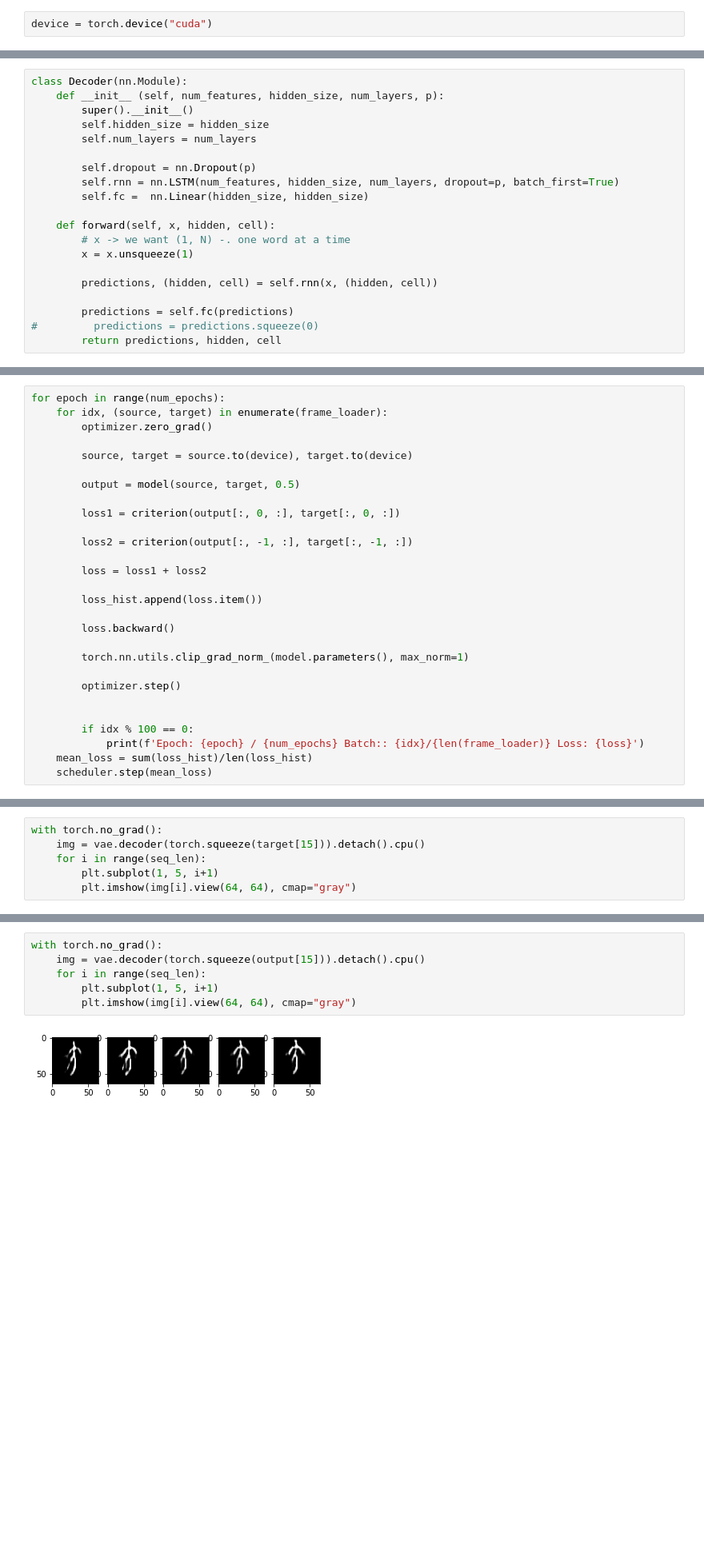
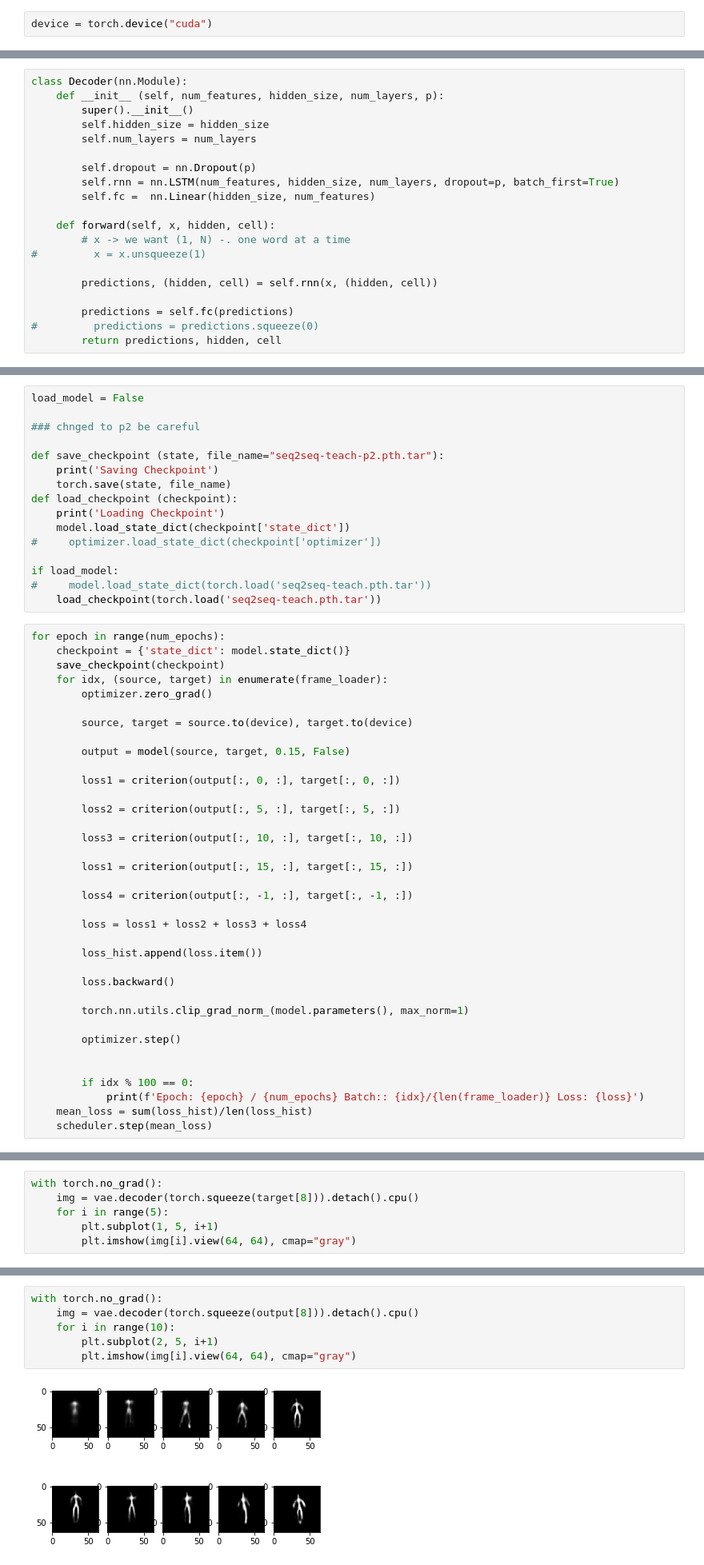
Before and after one commit to VitaliiKyzym/DanceGenerator, a Jupyter notebook: Let's try this.ipynb, the cells around one changed output, grey strips where cells are left out. Shown at 80% size. Cells and saved outputs as stored; diff of their text form; blank space fills up the shorter version.

```diff
--- a/Let's try this.ipynb
+++ b/Let's try this.ipynb
@@ -131,11 +140,11 @@ class Decoder(nn.Module):
 
         self.dropout = nn.Dropout(p)
         self.rnn = nn.LSTM(num_features, hidden_size, num_layers, dropout=p, batch_first=True)
-        self.fc =  nn.Linear(hidden_size, hidden_size)
+        self.fc =  nn.Linear(hidden_size, num_features)
 
     def forward(self, x, hidden, cell):
         # x -> we want (1, N) -. one word at a time
-        x = x.unsqueeze(1)
+#         x = x.unsqueeze(1)
 
         predictions, (hidden, cell) = self.rnn(x, (hidden, cell))
 
@@ -189,20 +213,44 @@ model = Seq2Seq(encoder_net, decoder_net).to(device)
 criterion = nn.MSELoss()
 optimizer = torch.optim.Adam(model.parameters(), lr=learning_rate)
 scheduler = torch.optim.lr_scheduler.ReduceLROnPlateau(optimizer, patience=2, verbose=True)
+# %%
+load_model = False
+
+### chnged to p2 be careful
+
+def save_checkpoint (state, file_name="seq2seq-teach-p2.pth.tar"):
+    print('Saving Checkpoint')
+    torch.save(state, file_name)
+def load_checkpoint (checkpoint):
+    print('Loading Checkpoint')
+    model.load_state_dict(checkpoint['state_dict'])
+#     optimizer.load_state_dict(checkpoint['optimizer'])
+
+if load_model:
+#     model.load_state_dict(torch.load('seq2seq-teach.pth.tar'))
+    load_checkpoint(torch.load('seq2seq-teach.pth.tar'))
 # %%
 for epoch in range(num_epochs):
+    checkpoint = {'state_dict': model.state_dict()}
+    save_checkpoint(checkpoint)
     for idx, (source, target) in enumerate(frame_loader):
         optimizer.zero_grad()
 
         source, target = source.to(device), target.to(device)
 
-        output = model(source, target, 0.5)
+        output = model(source, target, 0.15, False)
 
         loss1 = criterion(output[:, 0, :], target[:, 0, :])
 
-        loss2 = criterion(output[:, -1, :], target[:, -1, :])
+        loss2 = criterion(output[:, 5, :], target[:, 5, :])
 
-        loss = loss1 + loss2
+        loss3 = criterion(output[:, 10, :], target[:, 10, :])
+
+        loss1 = criterion(output[:, 15, :], target[:, 15, :])
+
+        loss4 = criterion(output[:, -1, :], target[:, -1, :])
+
+        loss = loss1 + loss2 + loss3 + loss4
 
         loss_hist.append(loss.item())
 
@@ -245,7 +295,7 @@ plt.show()
 # %%
 with torch.no_grad():
-    img = vae.decoder(torch.squeeze(target[15])).detach().cpu()
-    for i in range(seq_len):
+    img = vae.decoder(torch.squeeze(target[8])).detach().cpu()
+    for i in range(5):
         plt.subplot(1, 5, i+1)
         plt.imshow(img[i].view(64, 64), cmap="gray")
 # %% [output]
@@ -253,8 +303,8 @@ with torch.no_grad():
 # %%
 with torch.no_grad():
-    img = vae.decoder(torch.squeeze(output[15])).detach().cpu()
-    for i in range(seq_len):
-        plt.subplot(1, 5, i+1)
+    img = vae.decoder(torch.squeeze(output[8])).detach().cpu()
+    for i in range(10):
+        plt.subplot(2, 5, i+1)
         plt.imshow(img[i].view(64, 64), cmap="gray")
 # %% [output]
-[figure, old version]
+[figure, new version]
```
Also changed, not shown: parts of 34 cells of this notebook, 1 other file.
